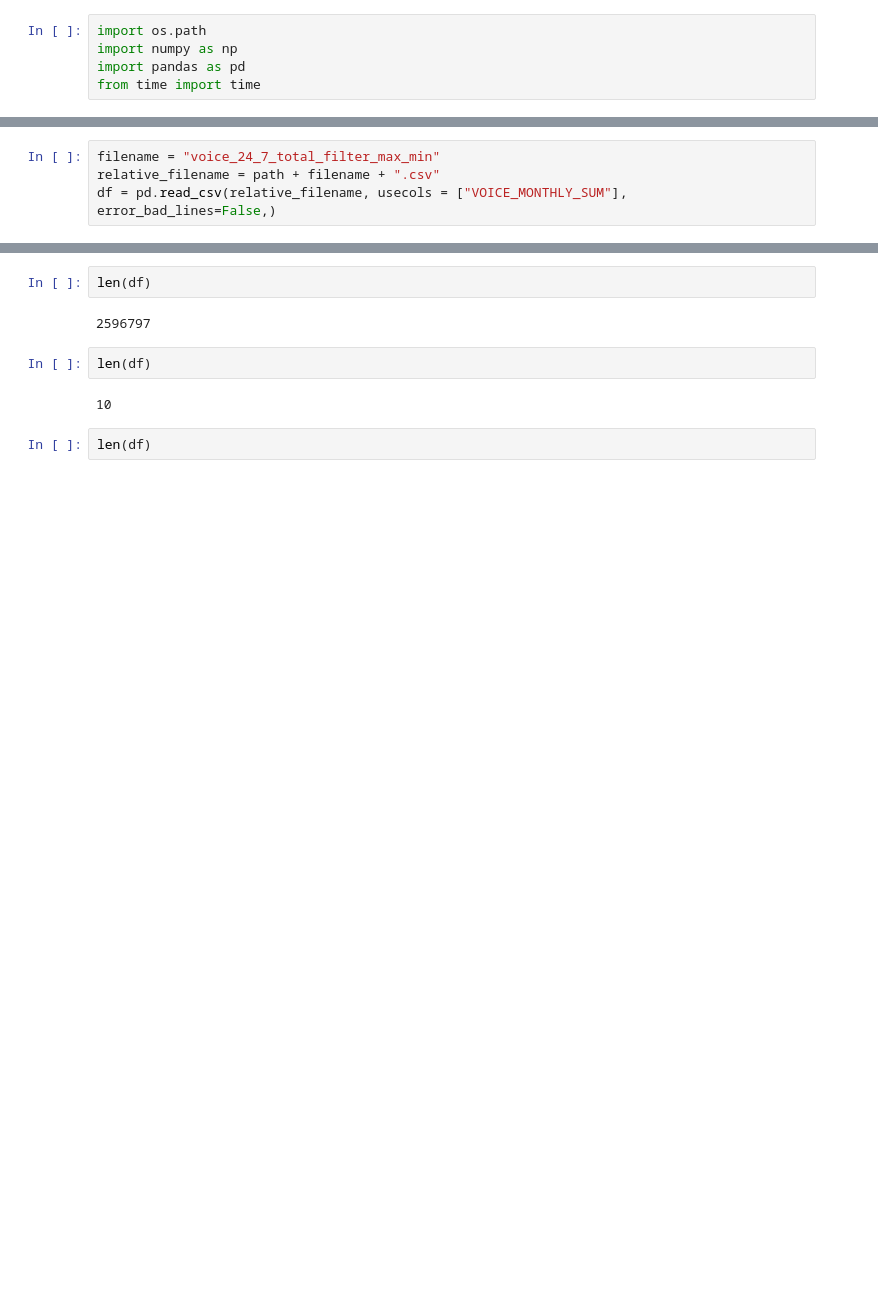
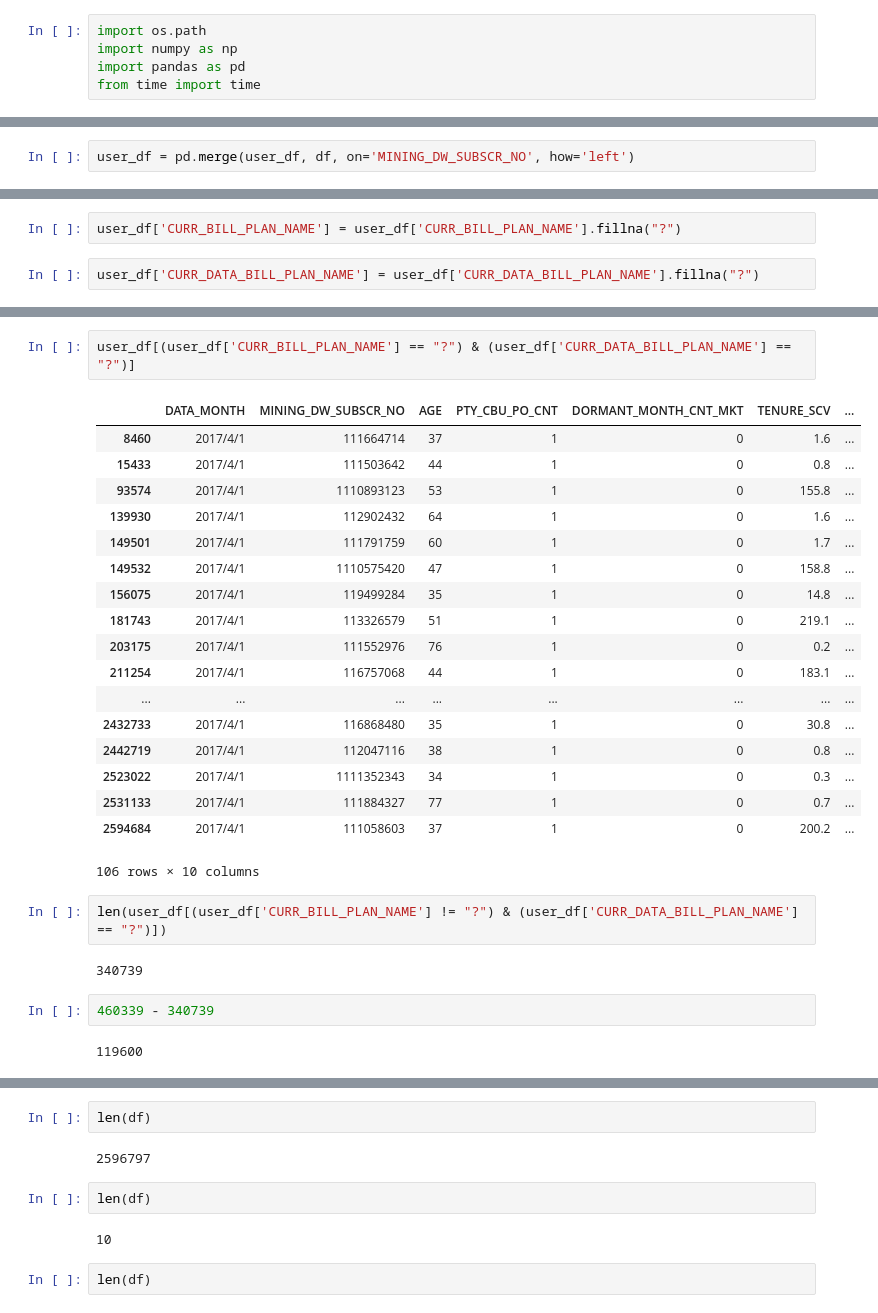
Before and after one commit to xiaosean/preprocess_py, a Jupyter notebook: csv_lookhead.ipynb, the cells around one changed output, grey strips where cells are left out. Cells and saved outputs as stored; diff of their text form; blank space fills up the shorter version.

```diff
--- a/csv_lookhead.ipynb
+++ b/csv_lookhead.ipynb
@@ -130,4 +56,0 @@ df["VOICE_MONTHLY_SUM"].max()
-# %%
-filename = "voice_24_7_total_filter_max_min"
-relative_filename = path + filename + ".csv"
-df = pd.read_csv(relative_filename, usecols = ["VOICE_MONTHLY_SUM"], error_bad_lines=False,)
@@ -167,0 +61,2 @@ df.head()
+# %%
+user_df = pd.merge(user_df, df, on='MINING_DW_SUBSCR_NO', how='left')
@@ -167,0 +111,4 @@ df.head()
+# %%
+user_df['CURR_BILL_PLAN_NAME'] = user_df['CURR_BILL_PLAN_NAME'].fillna("?")
+# %%
+user_df['CURR_DATA_BILL_PLAN_NAME'] = user_df['CURR_DATA_BILL_PLAN_NAME'].fillna("?")
@@ -167,0 +159,29 @@ df.head()
+# %%
+user_df[(user_df['CURR_BILL_PLAN_NAME'] == "?") & (user_df['CURR_DATA_BILL_PLAN_NAME'] == "?")]
+# %% [output]
+|  | DATA_MONTH | MINING_DW_SUBSCR_NO | AGE | PTY_CBU_PO_CNT | DORMANT_MONTH_CNT_MKT | TENURE_SCV | ... |
+| 8460 | 2017/4/1 | 111664714 | 37 | 1 | 0 | 1.6 | ... |
+| 15433 | 2017/4/1 | 111503642 | 44 | 1 | 0 | 0.8 | ... |
+| 93574 | 2017/4/1 | 1110893123 | 53 | 1 | 0 | 155.8 | ... |
+| 139930 | 2017/4/1 | 112902432 | 64 | 1 | 0 | 1.6 | ... |
+| 149501 | 2017/4/1 | 111791759 | 60 | 1 | 0 | 1.7 | ... |
+| 149532 | 2017/4/1 | 1110575420 | 47 | 1 | 0 | 158.8 | ... |
+| 156075 | 2017/4/1 | 119499284 | 35 | 1 | 0 | 14.8 | ... |
+| 181743 | 2017/4/1 | 113326579 | 51 | 1 | 0 | 219.1 | ... |
+| 203175 | 2017/4/1 | 111552976 | 76 | 1 | 0 | 0.2 | ... |
+| 211254 | 2017/4/1 | 116757068 | 44 | 1 | 0 | 183.1 | ... |
+| ... | ... | ... | ... | ... | ... | ... | ... |
+| 2432733 | 2017/4/1 | 116868480 | 35 | 1 | 0 | 30.8 | ... |
+| 2442719 | 2017/4/1 | 112047116 | 38 | 1 | 0 | 0.8 | ... |
+| 2523022 | 2017/4/1 | 1111352343 | 34 | 1 | 0 | 0.3 | ... |
+| 2531133 | 2017/4/1 | 111884327 | 77 | 1 | 0 | 0.7 | ... |
+| 2594684 | 2017/4/1 | 111058603 | 37 | 1 | 0 | 200.2 | ... |
+106 rows × 10 columns
+# %%
+len(user_df[(user_df['CURR_BILL_PLAN_NAME'] != "?") & (user_df['CURR_DATA_BILL_PLAN_NAME'] == "?")])
+# %% [output]
+340739
+# %%
+460339 - 340739
+# %% [output]
+119600
```
Also changed, not shown: parts of 26 cells of this notebook, 7 other files.
